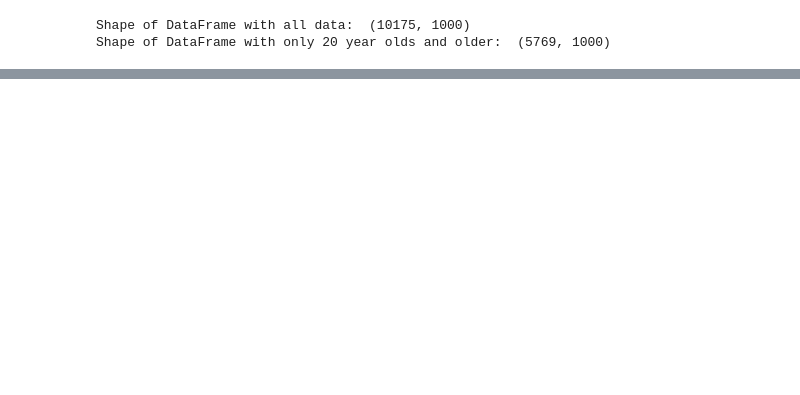
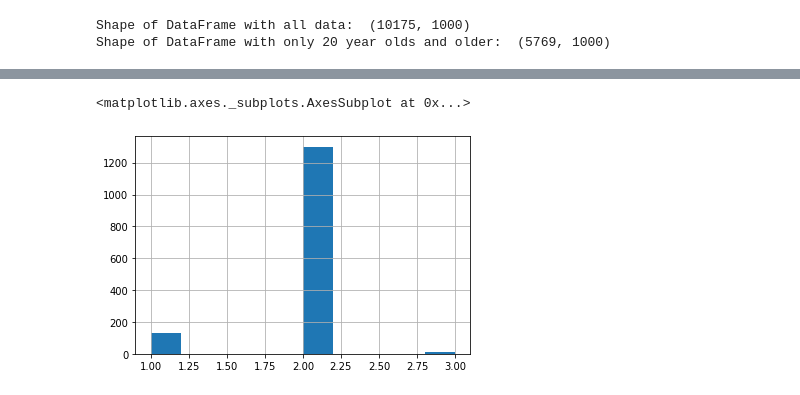
Before and after one commit to iklasky/Springboard, a Jupyter notebook: SecondCapstone/DiabetesPrediction.ipynb, the cells around one changed output, grey strips where cells are left out. Cells and saved outputs as stored; diff of their text form; code cells hidden in the pictures; blank space fills up the shorter version.

```diff
--- a/SecondCapstone/DiabetesPrediction.ipynb
+++ b/SecondCapstone/DiabetesPrediction.ipynb
@@ -94,21 +102,21 @@ import time
 
 tic = time.time()
 
-col_names = list(df3.columns)
+col_names = list(df.columns)
 
-print('Before imputation: ', df3.isnull().sum().sum(), 'missing')
+print('Before imputation: ', df.isnull().sum().sum(), 'missing')
 
 #fill na's with medians
-#for col in df3.columns:
-#    df3[col] = df3[col].fillna((df3[col].median()))
+for col in df.columns:
+    df[col] = df[col].fillna((df[col].median()))
 
 #fill na's using KNN
-imputer = KNNImputer(n_neighbors=3)
-df3 = pd.DataFrame(imputer.fit_transform(df3))
+#imputer = KNNImputer(n_neighbors=3)
+#df = pd.DataFrame(imputer.fit_transform(df))
 
-print('After imputation: ', df3.isnull().sum().sum(), 'missing')
+print('After imputation: ', df.isnull().sum().sum(), 'missing')
 
-df3.columns = col_names
+df.columns = col_names
 
 toc = time.time()
 print('runtime: ',toc-tic)
@@ -119,16 +127,16 @@ runtime:  36.153928995132446
 # %%
-print('Shape of DataFrame before dropping unwanted features: ', df3.shape)
-remove_list = ['DIQ160', 'DIQ050', 'DIQ180', 'DIQ172', 'DIQ170', 'SLQ060', 'SIAPROXY', 'HUQ010', 'HUQ010', 'DMDHRAGE', 'DLQ060', 'RIDAGEYR', 'DLQ050', 'WTINT2YR', 'WTMEC2YR']
-keep_list = set(df3.columns) - set(remove_list)
-df3 = df3[keep_list]
-prefix_list = ['MCQ','HUQ','BPQ','PFQ','DLQ','HSD', 'OHQ', 'WHQ', 'SEQN', 'DPQ', 'HIQ', 'HSQ', 'WHD', 'DMD', 'DBQ']
-df3 = df3.loc[:,~df3.columns.str.startswith(tuple(prefix_list))]
-print('Shape of DataFrame after dropping unwanted features: ', df3.shape)
+print('Shape of DataFrame before dropping unwanted features: ', df.shape)
+remove_list = ['DIQ160', 'DIQ050', 'DIQ180', 'DIQ172', 'DIQ170']#, 'SLQ060', 'SIAPROXY', 'HUQ010', 'HUQ010', 'DMDHRAGE', 'DLQ060', 'RIDAGEYR', 'DLQ050', 'WTINT2YR', 'WTMEC2YR']
+keep_list = set(df.columns) - set(remove_list)
+df = df[keep_list]
+prefix_list = []#['MCQ','HUQ','BPQ','PFQ','DLQ','HSD', 'OHQ', 'WHQ', 'SEQN', 'DPQ', 'HIQ', 'HSQ', 'WHD', 'DMD', 'DBQ']
+df = df.loc[:,~df.columns.str.startswith(tuple(prefix_list))]
+print('Shape of DataFrame after dropping unwanted features: ', df.shape)
 
-c1 = df3.corr().abs()
+c1 = df.corr().abs()
 dc1 = c1['DIQ010'].dropna().sort_values(kind="quicksort", ascending=False)
 
-df4 = df3[list(dc1.index)[:31]]
+df = df[list(dc1.index)[:8]]
 
 with pd.option_context('display.max_rows', None, 'display.max_columns', None):  # more options can be specified also
     print(dc1)
@@ -153,13 +161,13 @@ Name: DIQ010, dtype: float64
 # %%
 from sklearn import preprocessing
 
-X = df4.drop('DIQ010', 1)
-y = df4['DIQ010']
+X = df.drop('DIQ010', 1)
+y = df['DIQ010']
 
 #Dummy variables
 dummy_list = []
-for col in df4.drop('DIQ010', 1).columns:
-    if df4[col].max() <= 99:
+for col in df.drop('DIQ010', 1).columns:
+    if df[col].max() <= 99:
         dummy_list.append(col)
 X = pd.get_dummies(X, prefix=dummy_list, columns=dummy_list)
 
@@ -205,0 +214,5 @@ runtime:  1.823354959487915
+# %%
+pd.Series(preds).hist()
+# %% [output]
+<matplotlib.axes._subplots.AxesSubplot at 0x...>
+[figure, added]
```
Also changed, not shown: parts of 14 cells of this notebook.
